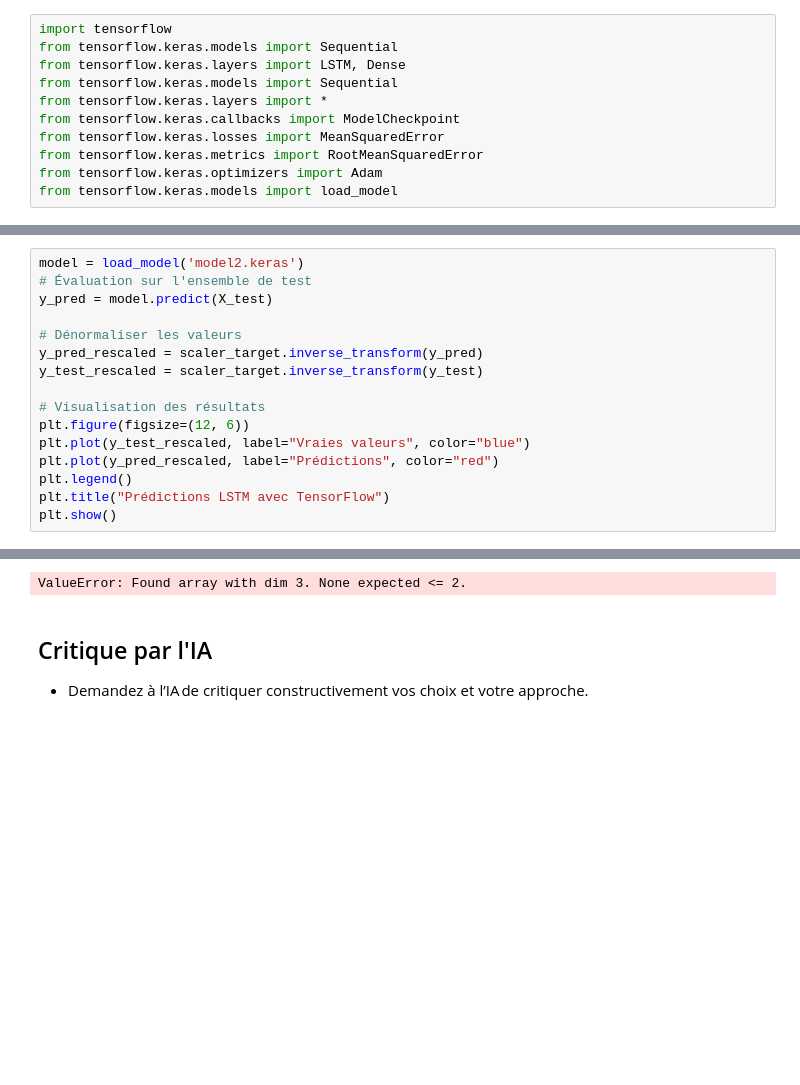
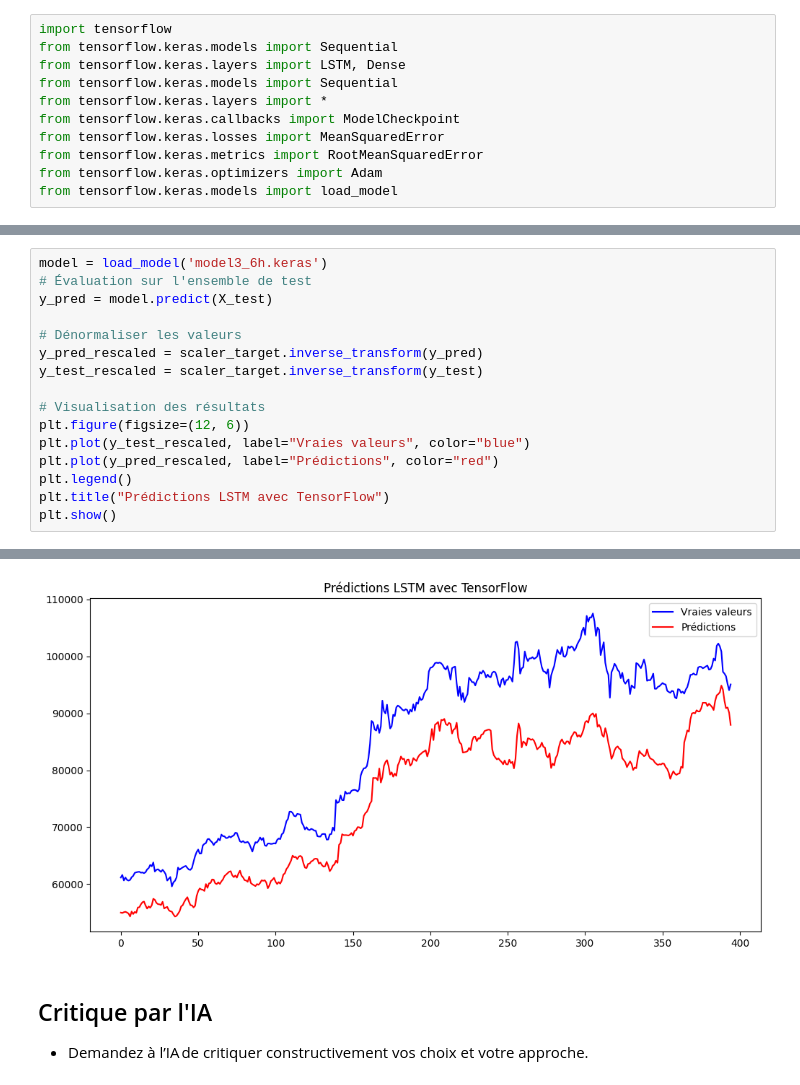
Before and after one commit to Jadorlo/Projet_ml, a Jupyter notebook: notebook/projet_ml_LUNEL_DJAREDDIR_G19.ipynb, the cells around one changed output, grey strips where cells are left out. Saved outputs shown, nothing was run; the diff lists cells and outputs as text; blank space fills up the shorter version.

```diff
--- a/notebook/projet_ml_LUNEL_DJAREDDIR_G19.ipynb
+++ b/notebook/projet_ml_LUNEL_DJAREDDIR_G19.ipynb
@@ -534,5 +584,5 @@ Epoch 100/100
 # %%
-model = load_model('model2.keras')
+model = load_model('model3_6h.keras')
 # Évaluation sur l'ensemble de test
 y_pred = model.predict(X_test)
 
@@ -552,4 +602,4 @@ plt.show()
-ValueError: Found array with dim 3. None expected <= 2.
+[figure, added]
 # %% [markdown]
 ## Critique par l'IA
 
```
Also changed, not shown: parts of 16 cells of this notebook, 3 other files.
